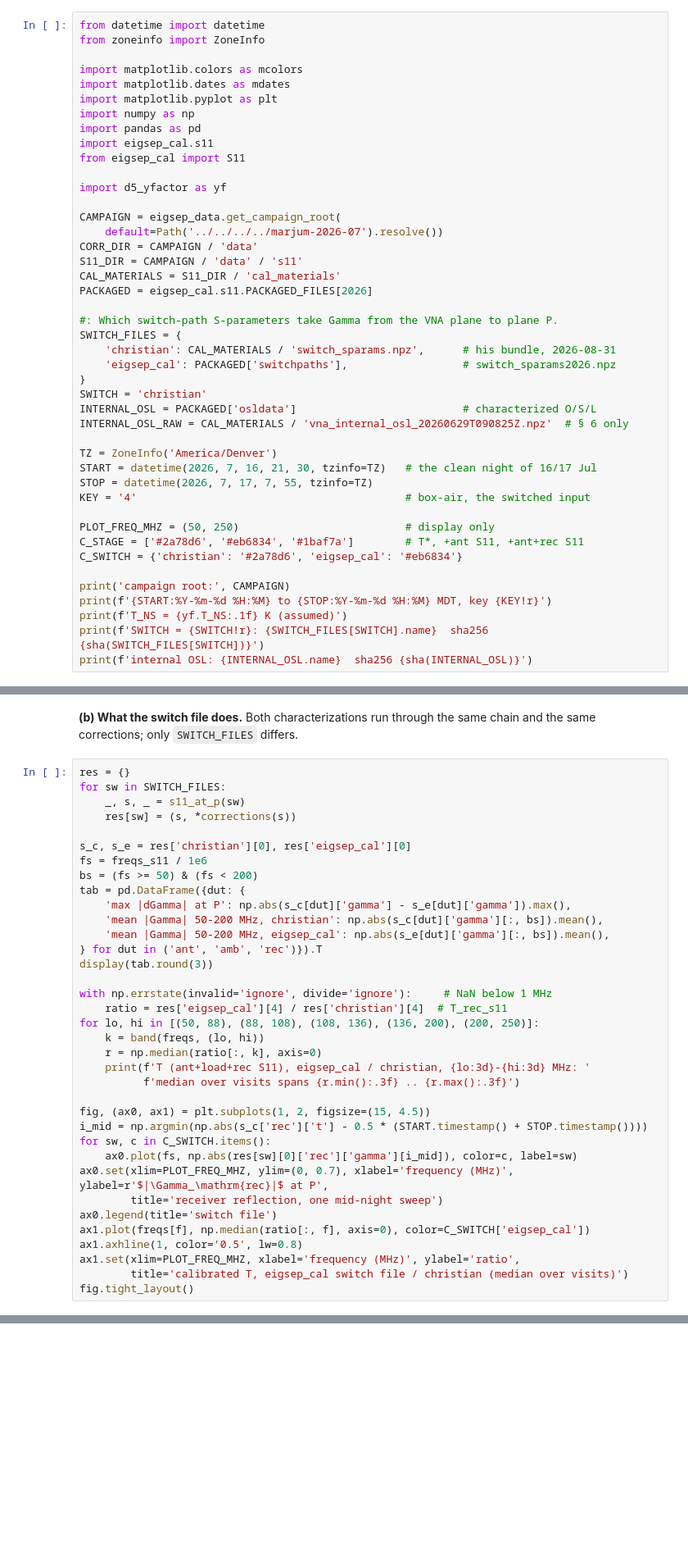
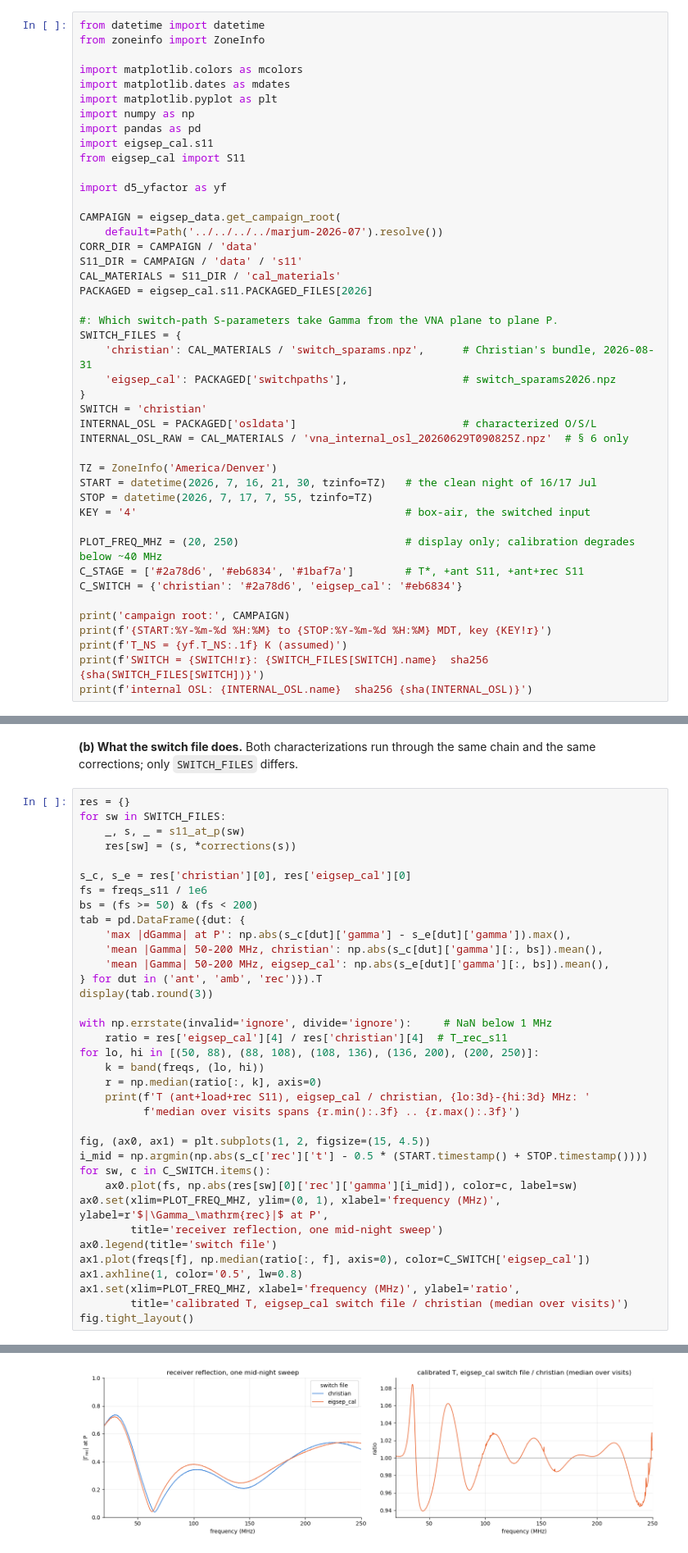
Before and after one commit to EIGSEP/data-analysis, a Jupyter notebook: notebooks/arp/marjum-2026-07/yfactor_calibration_replication.ipynb, the cells around one changed output, grey strips where cells are left out. Shown at 82% size. Drawn from its saved outputs; the diff is of its cells as text; blank space fills up the shorter version.

```diff
--- a/notebooks/arp/marjum-2026-07/yfactor_calibration_replication.ipynb
+++ b/notebooks/arp/marjum-2026-07/yfactor_calibration_replication.ipynb
@@ -100,7 +106,7 @@ PACKAGED = eigsep_cal.s11.PACKAGED_FILES[2026]
 
 #: Which switch-path S-parameters take Gamma from the VNA plane to plane P.
 SWITCH_FILES = {
-    'christian': CAL_MATERIALS / 'switch_sparams.npz',      # his bundle, 2026-08-31
+    'christian': CAL_MATERIALS / 'switch_sparams.npz',      # Christian's bundle, 2026-08-31
     'eigsep_cal': PACKAGED['switchpaths'],                  # switch_sparams2026.npz
 }
 SWITCH = 'christian'
@@ -112,7 +118,7 @@ START = datetime(2026, 7, 16, 21, 30, tzinfo=TZ)   # the clean night of 16/17 Ju
 STOP = datetime(2026, 7, 17, 7, 55, tzinfo=TZ)
 KEY = '4'                                          # box-air, the switched input
 
-PLOT_FREQ_MHZ = (50, 250)                          # display only
+PLOT_FREQ_MHZ = (20, 250)                          # display only; calibration degrades below ~40 MHz
 C_STAGE = ['#2a78d6', '#eb6834', '#1baf7a']        # T*, +ant S11, +ant+rec S11
 C_SWITCH = {'christian': '#2a78d6', 'eigsep_cal': '#eb6834'}
 
@@ -390,7 +437,7 @@ fig, (ax0, ax1) = plt.subplots(1, 2, figsize=(15, 4.5))
 i_mid = np.argmin(np.abs(s_c['rec']['t'] - 0.5 * (START.timestamp() + STOP.timestamp())))
 for sw, c in C_SWITCH.items():
     ax0.plot(fs, np.abs(res[sw][0]['rec']['gamma'][i_mid]), color=c, label=sw)
-ax0.set(xlim=PLOT_FREQ_MHZ, ylim=(0, 0.7), xlabel='frequency (MHz)', ylabel=r'$|\Gamma_\mathrm{rec}|$ at P',
+ax0.set(xlim=PLOT_FREQ_MHZ, ylim=(0, 1), xlabel='frequency (MHz)', ylabel=r'$|\Gamma_\mathrm{rec}|$ at P',
         title='receiver reflection, one mid-night sweep')
 ax0.legend(title='switch file')
 ax1.plot(freqs[f], np.median(ratio[:, f], axis=0), color=C_SWITCH['eigsep_cal'])
@@ -398,3 +445,4 @@ ax1.axhline(1, color='0.5', lw=0.8)
 ax1.set(xlim=PLOT_FREQ_MHZ, xlabel='frequency (MHz)', ylabel='ratio',
         title='calibrated T, eigsep_cal switch file / christian (median over visits)')
 fig.tight_layout()
+# %% [output]
@@ -401,3 +458,4 @@ fig.tight_layout()
+[figure, added]
 # %% [markdown]
 ## 7. What you have
 
```
Also changed, not shown: parts of 14 cells of this notebook, 3 other files.
